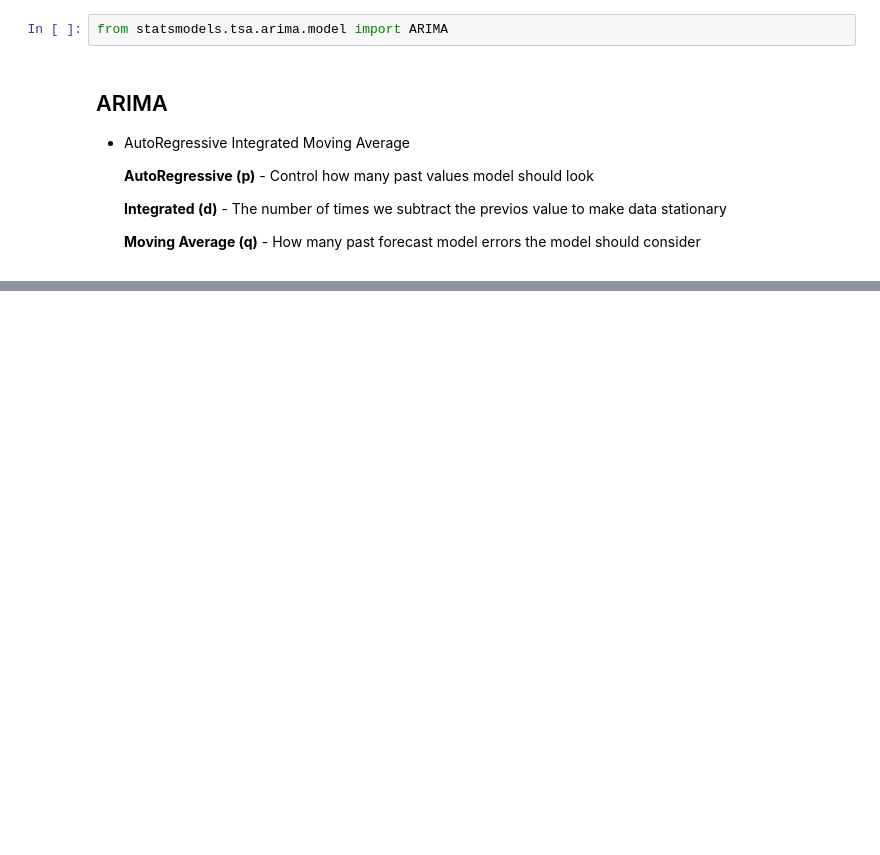
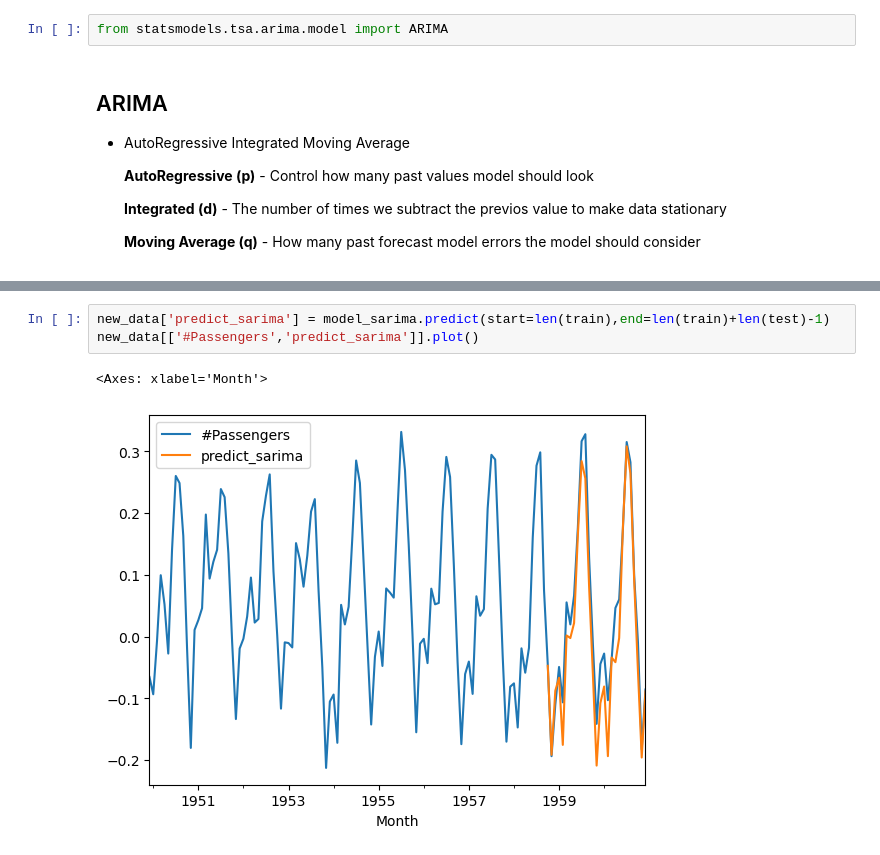
Before and after one commit to AnuragPanchal01/MachineLearning, a Jupyter notebook: TimeSeries/AirPassengers.ipynb, the cells around one changed output, grey strips where cells are left out. Drawn from its saved outputs; the diff is of its cells as text; blank space fills up the shorter version.

```diff
--- a/TimeSeries/AirPassengers.ipynb
+++ b/TimeSeries/AirPassengers.ipynb
@@ -274,0 +349,6 @@ from statsmodels.tsa.arima.model import ARIMA
+# %%
+new_data['predict_sarima'] = model_sarima.predict(start=len(train),end=len(train)+len(test)-1)
+new_data[['#Passengers','predict_sarima']].plot()
+# %% [output]
+<Axes: xlabel='Month'>
+[figure, added]
```
Also changed, not shown: parts of 7 cells of this notebook.
